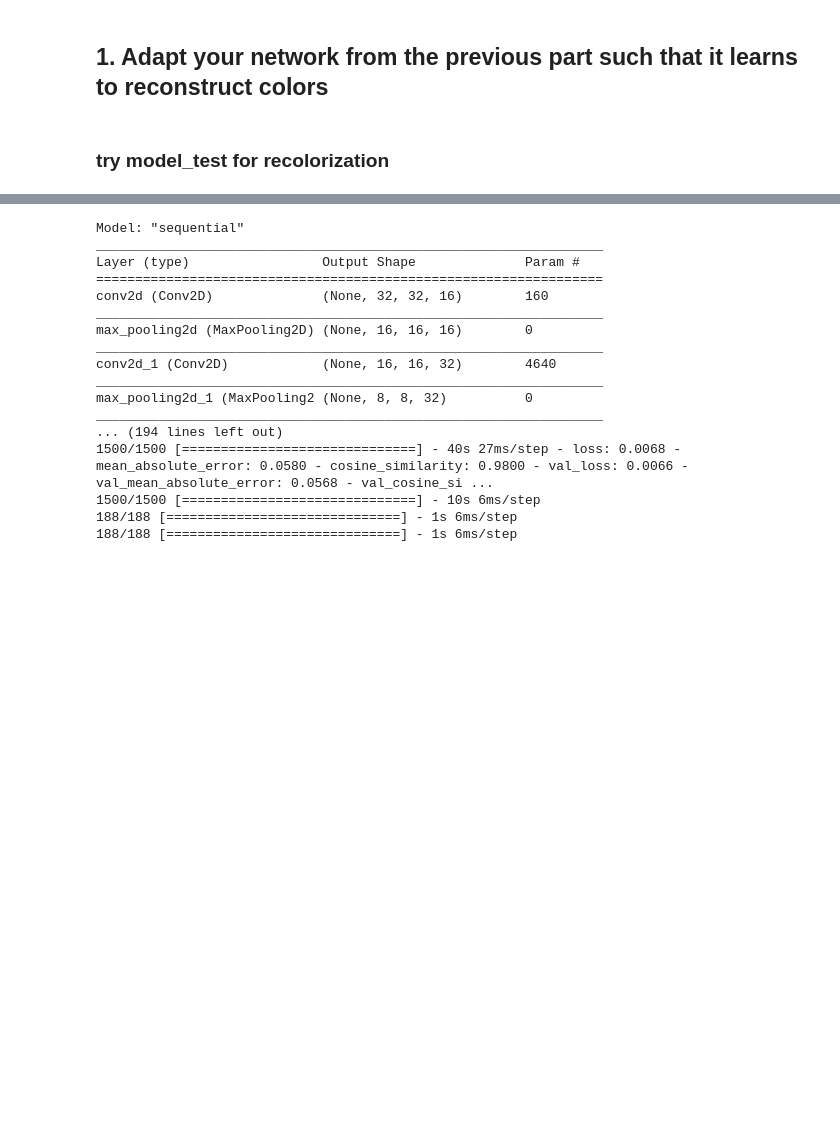
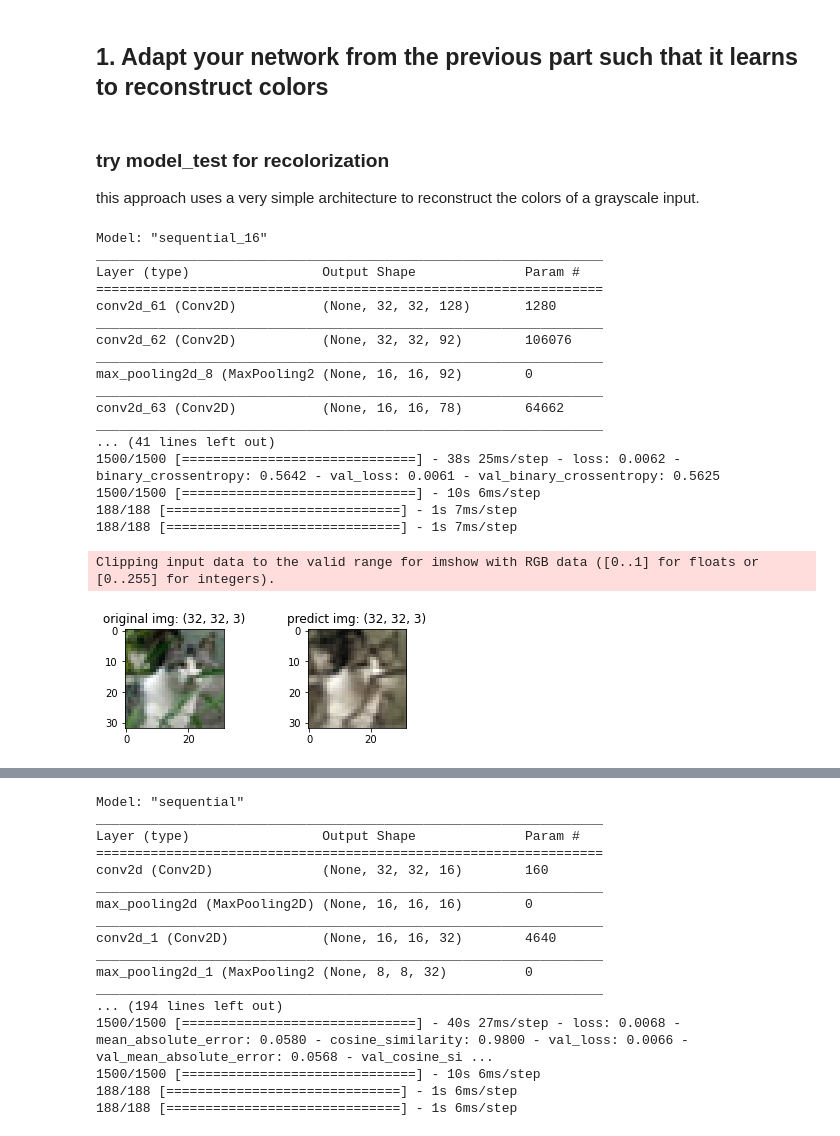
Before and after one commit to unofficial-Jona/ACML, a Jupyter notebook: convolutional autoencoders.ipynb, the cells around one changed output, grey strips where cells are left out. Drawn from its saved outputs; the diff is of its cells as text; code cells hidden in the pictures; blank space fills up the shorter version.

```diff
--- a/convolutional autoencoders.ipynb
+++ b/convolutional autoencoders.ipynb
@@ -296,23 +301,26 @@ Size of latent space = $(\frac{8-3+2\cdot 1}{1}+1)^2\cdot 16$ = 1024
 # %% [markdown]
 ### 2.1 drastically increasing number of channels
 # %%
-model_layout01 = Sequential()
-model_layout01.add(Input(shape=shape_color_instance))
-model_layout01.add(Conv2D(128, kernel_size = (3,3), padding='same',  activation='relu'))
-model_layout01.add(Conv2D(92, kernel_size = (3,3), padding='same',  activation='relu'))
-model_layout01.add(MaxPooling2D(pool_size = (2,2)))
-model_layout01.add(Conv2D(78, kernel_size = (3,3), padding='same', activation='relu'))
-model_layout01.add(MaxPooling2D(pool_size = (2,2)))
-model_layout01.add(Conv2D(64, kernel_size = (3,3), padding='same', activation='relu'))
+def create_model01(input_shape):
+  model_layout01 = Sequential()
+  model_layout01.add(Input(shape=input_shape))
+  model_layout01.add(Conv2D(128, kernel_size = (3,3), padding='same',  activation='relu'))
+  model_layout01.add(Conv2D(92, kernel_size = (3,3), padding='same',  activation='relu'))
+  model_layout01.add(MaxPooling2D(pool_size = (2,2)))
+  model_layout01.add(Conv2D(78, kernel_size = (3,3), padding='same', activation='relu'))
+  model_layout01.add(MaxPooling2D(pool_size = (2,2)))
+  model_layout01.add(Conv2D(64, kernel_size = (3,3), padding='same', activation='relu'))
 
-model_layout01.add(UpSampling2D(size=(2,2)))
-model_layout01.add(Conv2D(32,kernel_size = (3,3), padding='same', activation='relu'))
-model_layout01.add(Conv2D(24,kernel_size = (3,3), padding='same', activation='relu'))
-model_layout01.add(Conv2D(16,kernel_size = (3,3), padding='same', activation='relu'))
+  model_layout01.add(UpSampling2D(size=(2,2)))
+  model_layout01.add(Conv2D(32,kernel_size = (3,3), padding='same', activation='relu'))
+  model_layout01.add(Conv2D(24,kernel_size = (3,3), padding='same', activation='relu'))
+  model_layout01.add(Conv2D(16,kernel_size = (3,3), padding='same', activation='relu'))
 
-model_layout01.add(UpSampling2D())
-model_layout01.add(Conv2D(8,kernel_size = (3,3), padding='same', activation='relu'))
-model_layout01.add(Conv2D(3,(3,3), padding='same', activation='relu'))
+  model_layout01.add(UpSampling2D())
+  model_layout01.add(Conv2D(8,kernel_size = (3,3), padding='same', activation='relu'))
+  model_layout01.add(Conv2D(3,(3,3), padding='same', activation='relu'))
+  return model_layout01
+model_layout01 = create_model01(shape_color_instance)
 
 model_layout01.compile(
     optimizer=keras.optimizers.Adam(learning_rate=1e-3),
@@ -571,2 +495,33 @@ save_model(model_bw, 'models/model_pipe_bw')
-# %% [markdown]
-### try model_test for recolorization
+# %% [markdown]
+### try model_test for recolorization
+this approach uses a very simple architecture to reconstruct the colors of a grayscale input.
+# %%
+model_layout01 = create_model01(shape_bw_instance)
+
+model_layout01.compile(
+    optimizer=keras.optimizers.Adam(learning_rate=1e-3),
+    loss=keras.losses.MeanSquaredError(),
+    metrics=[keras.metrics.BinaryCrossentropy()])
+
+_, _, _, X_test_recol01, _ = model_fit_transform(model_layout01, X_train_bw, X_train, X_valid_bw, X_valid, X_test_bw, X_test)
+img_compare(X_test[0], X_test_recol01[0])
+# %% [output]
+Model: "sequential_16"
+_________________________________________________________________
+Layer (type)                 Output Shape              Param #
+=================================================================
+conv2d_61 (Conv2D)           (None, 32, 32, 128)       1280
+_________________________________________________________________
+conv2d_62 (Conv2D)           (None, 32, 32, 92)        106076
+_________________________________________________________________
+max_pooling2d_8 (MaxPooling2 (None, 16, 16, 92)        0
+_________________________________________________________________
+conv2d_63 (Conv2D)           (None, 16, 16, 78)        64662
+_________________________________________________________________
+... (41 lines left out)
+1500/1500 [==============================] - 38s 25ms/step - loss: 0.0062 - binary_crossentropy: 0.5642 - val_loss: 0.0061 - val_binary_crossentropy: 0.5625
+1500/1500 [==============================] - 10s 6ms/step
+188/188 [==============================] - 1s 7ms/step
+188/188 [==============================] - 1s 7ms/step
+Clipping input data to the valid range for imshow with RGB data ([0..1] for floats or [0..255] for integers).
+[figure, added]
```
Also changed, not shown: parts of 27 cells of this notebook.
